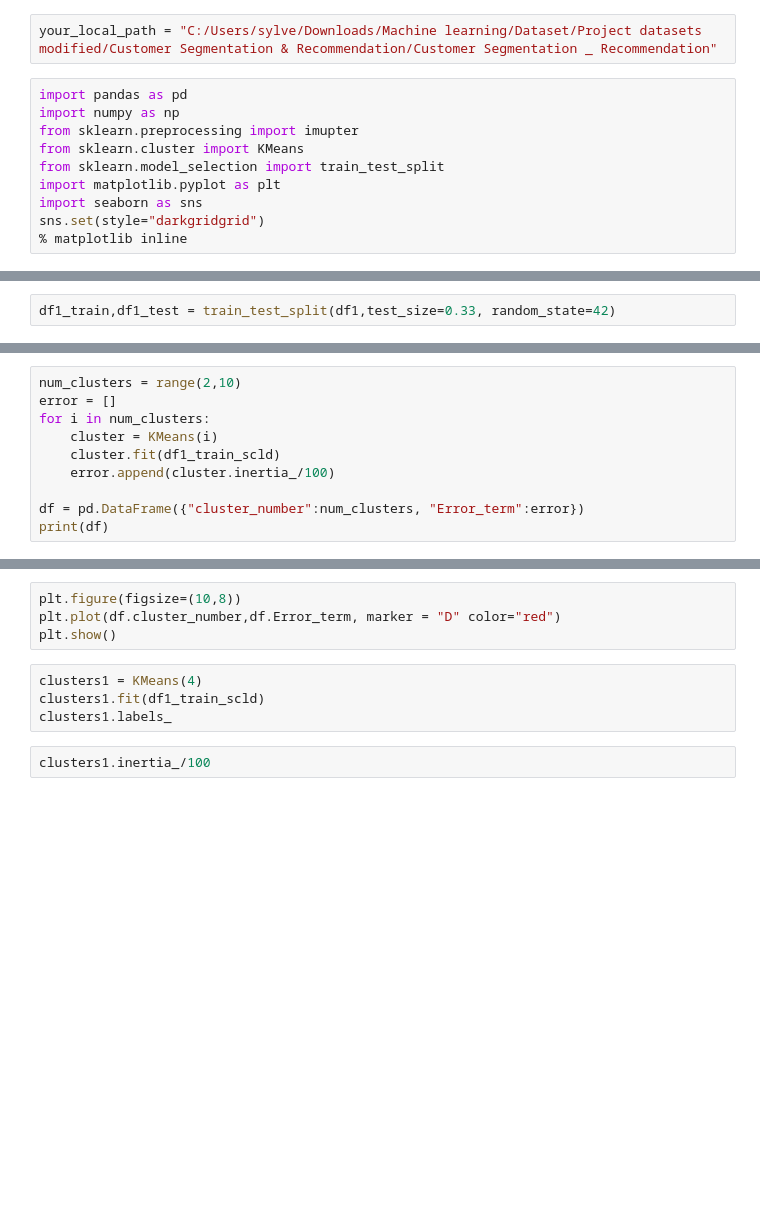
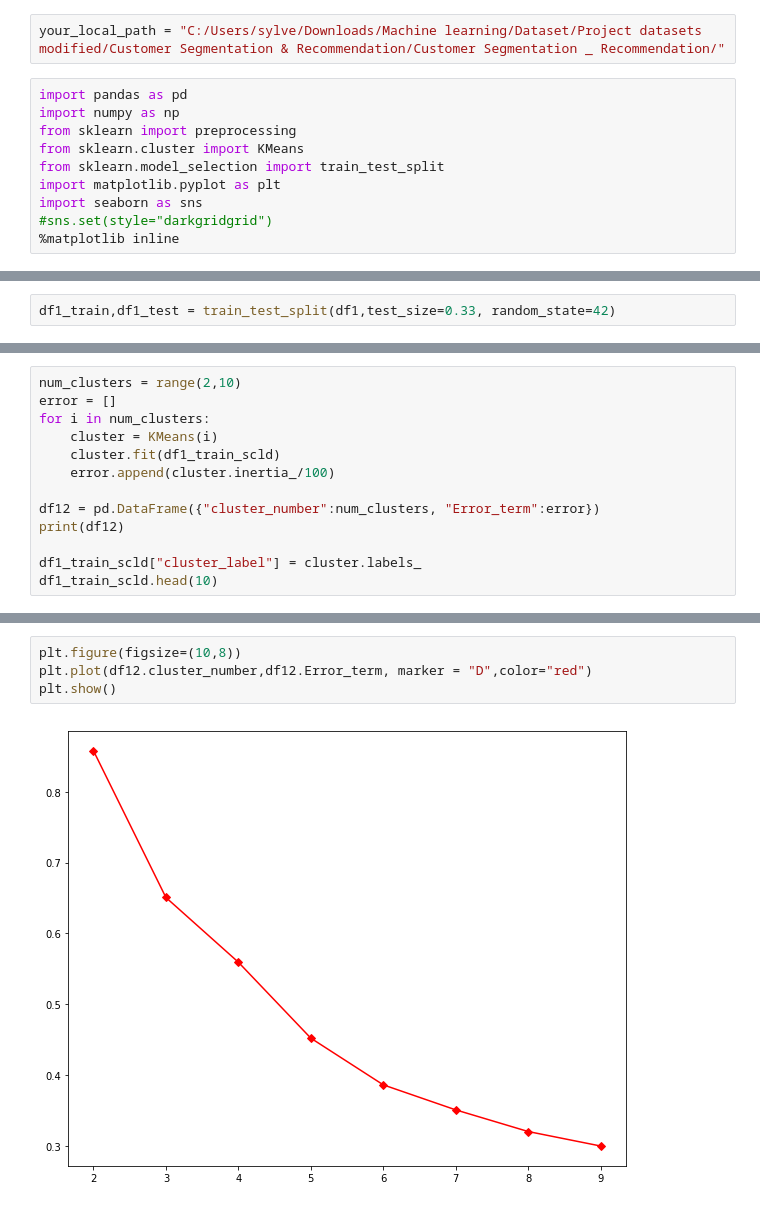
Before and after one commit to sunilsylvester/Project-datasets-modified, a Jupyter notebook: Customer Segmentation & Recommendation/Customer Segmentation _ Recommendation/SuperMarket.ipynb, the cells around one changed output, grey strips where cells are left out. Drawn from its saved outputs; the diff is of its cells as text; blank space fills up the shorter version.

```diff
--- a/Customer Segmentation & Recommendation/Customer Segmentation _ Recommendation/SuperMarket.ipynb
+++ b/Customer Segmentation & Recommendation/Customer Segmentation _ Recommendation/SuperMarket.ipynb
@@ -1,15 +1,15 @@
 # %%
-your_local_path = "C:/Users/sylve/Downloads/Machine learning/Dataset/Project datasets modified/Customer Segmentation & Recommendation/Customer Segmentation _ Recommendation"
+your_local_path = "C:/Users/sylve/Downloads/Machine learning/Dataset/Project datasets modified/Customer Segmentation & Recommendation/Customer Segmentation _ Recommendation/"
 # %%
 import pandas as pd
 import numpy as np
-from sklearn.preprocessing import imupter
+from sklearn import preprocessing
 from sklearn.cluster import KMeans
 from sklearn.model_selection import train_test_split
 import matplotlib.pyplot as plt
 import seaborn as sns
-sns.set(style="darkgridgrid")
-% matplotlib inline
+#sns.set(style="darkgridgrid")
+%matplotlib inline
 # %%
 df1= pd.read_csv(your_local_path+"Supermarket Purchase.csv")
 # %%
@@ -49,5 +155,8 @@ for i in num_clusters:
     cluster.fit(df1_train_scld)
     error.append(cluster.inertia_/100)
 
-df = pd.DataFrame({"cluster_number":num_clusters, "Error_term":error})
-print(df)
+df12 = pd.DataFrame({"cluster_number":num_clusters, "Error_term":error})
+print(df12)
+
+df1_train_scld["cluster_label"] = cluster.labels_
+df1_train_scld.head(10)
@@ -57,10 +218,6 @@ df1_train_scld.head(50)
 # %%
 plt.figure(figsize=(10,8))
-plt.plot(df.cluster_number,df.Error_term, marker = "D" color="red")
+plt.plot(df12.cluster_number,df12.Error_term, marker = "D",color="red")
 plt.show()
+# %% [output]
+[figure, added]
-# %%
-clusters1 = KMeans(4)
-clusters1.fit(df1_train_scld)
-clusters1.labels_
-# %%
-clusters1.inertia_/100
```
Also changed, not shown: parts of 18 cells of this notebook, 18 other files.
